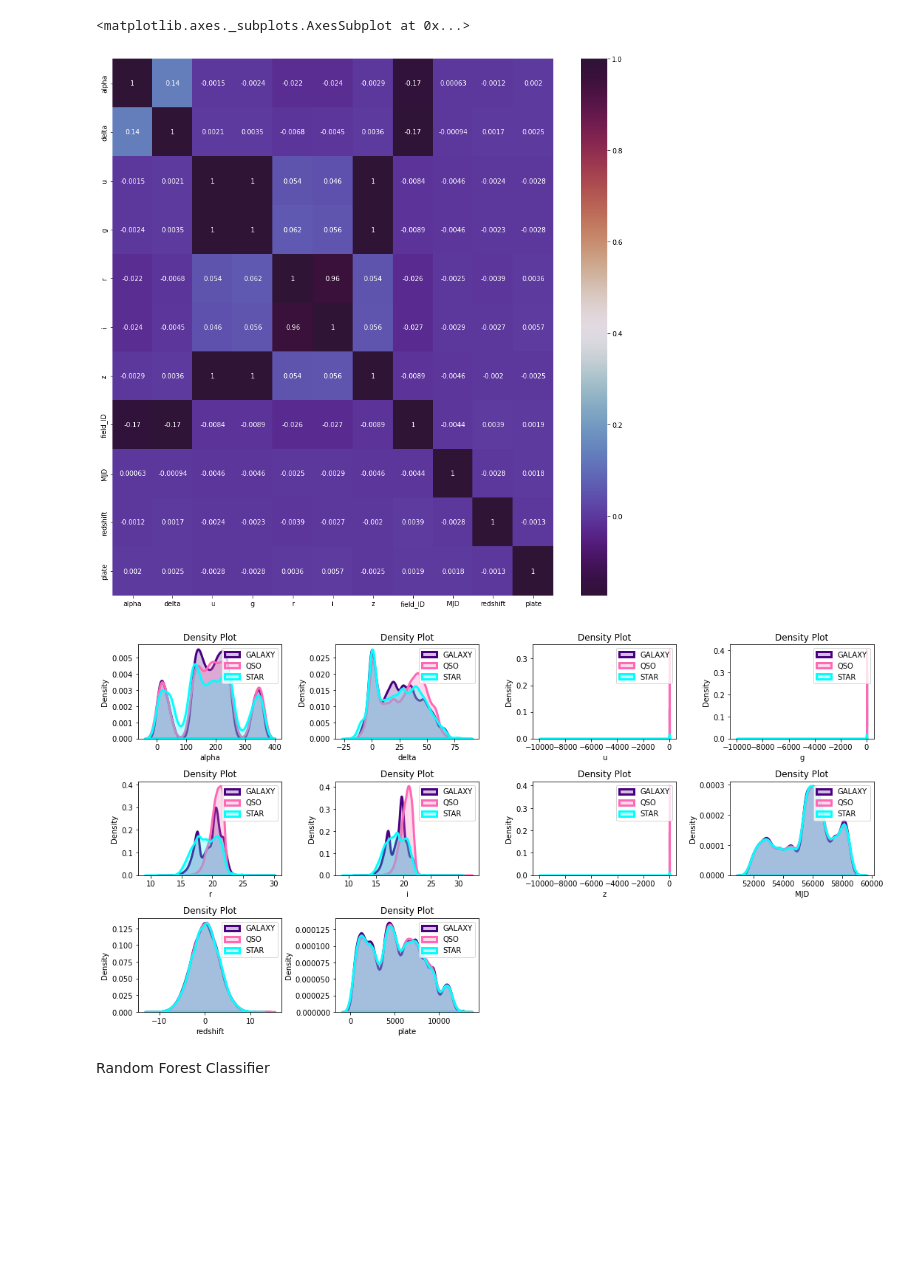
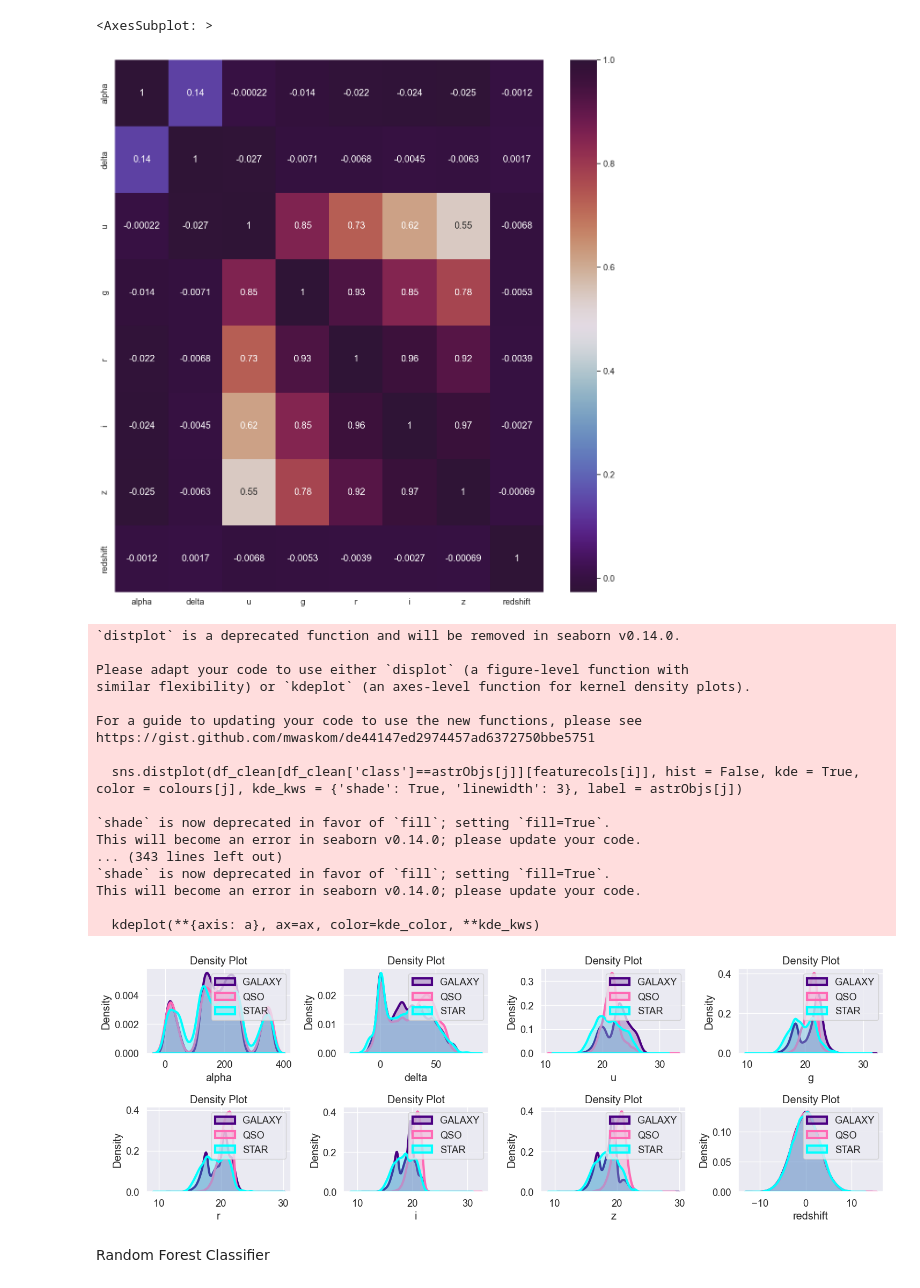
Before and after one commit to MaximosMp/IML_A2, a Jupyter notebook: IML_A2/RandomForest_original.ipynb, the cells around one changed output. Saved outputs shown, nothing was run; the diff lists cells and outputs as text; code cells hidden in the pictures; blank space fills up the shorter version.

```diff
--- a/IML_A2/RandomForest_original.ipynb
+++ b/IML_A2/RandomForest_original.ipynb
@@ -21,3 +21,5 @@ df.head()
 | 2 | 142.188790 | 35.582444 | 25.26307 | 22.66389 | 20.60976 | 19.34857 | 18.94827 | 120 | 54883 | -0.418000 | 5888 | ... |
 | 3 | 338.741038 | -0.402828 | 22.13682 | 23.77656 | 21.61162 | 20.50454 | 19.25010 | 214 | 51783 | 5.953000 | 536 | ... |
 | 4 | 345.282593 | 21.183866 | 19.43718 | 17.58028 | 16.49747 | 15.97711 | 15.54461 | 137 | 56069 | 0.846000 | 9427 | ... |
+# %%
+df_clean = df.drop(['field_ID','MJD','plate'], axis=1) # the id columns is not needed for estimation
@@ -24 +70,4 @@ df.head()
+# %%
+# drop row 79543
+df_clean = df_clean.drop(79543, axis=0)
 # %%
@@ -86,29 +129,46 @@ df.corr()
 # %%
 plt.figure(figsize=(15,15))
-sns.heatmap(df.corr(),annot=True,cmap='twilight_shifted')
+sns.heatmap(df_clean.corr(),annot=True,cmap='twilight_shifted')
 # %% [output]
-<matplotlib.axes._subplots.AxesSubplot at 0x...>
+<AxesSubplot: >
-[figure, old version]
+[figure, new version]
 # %%
-features = df.drop(['class','field_ID'], axis=1)
-labels =df['class']
+features = df_clean.drop(['class'],axis=1)
+labels =df_clean['class']
 # %%
 #How they are distributed
 featurecols = list(features)
-astrObjs = df['class'].unique()
+astrObjs = df_clean['class'].unique()
 colours = ['indigo', '#FF69B4', 'cyan']
 plt.figure(figsize=(15,10))
 for i in range(len(featurecols)):
     plt.subplot(4, 4, i+1)
     for j in range(len(astrObjs)):
-        sns.distplot(df[df['class']==astrObjs[j]][featurecols[i]], hist = False, kde = True, color = colours[j], kde_kws = {'shade': True, 'linewidth': 3}, label = astrObjs[j])
+        sns.distplot(df_clean[df_clean['class']==astrObjs[j]][featurecols[i]], hist = False, kde = True, color = colours[j], kde_kws = {'shade': True, 'linewidth': 3}, label = astrObjs[j])
     plt.legend()
     plt.title('Density Plot')
     plt.xlabel(featurecols[i])
     plt.ylabel('Density')
 plt.tight_layout()
 # %% [output]
+`distplot` is a deprecated function and will be removed in seaborn v0.14.0.
+
+Please adapt your code to use either `displot` (a figure-level function with
+similar flexibility) or `kdeplot` (an axes-level function for kernel density plots).
+
+For a guide to updating your code to use the new functions, please see
+https://gist.github.com/mwaskom/de44147ed2974457ad6372750bbe5751
+
+  sns.distplot(df_clean[df_clean['class']==astrObjs[j]][featurecols[i]], hist = False, kde = True, color = colours[j], kde_kws = {'shade': True, 'linewidth': 3}, label = astrObjs[j])
+
+`shade` is now deprecated in favor of `fill`; setting `fill=True`.
+This will become an error in seaborn v0.14.0; please update your code.
+... (343 lines left out)
+`shade` is now deprecated in favor of `fill`; setting `fill=True`.
+This will become an error in seaborn v0.14.0; please update your code.
+
+  kdeplot(**{axis: a}, ax=ax, color=kde_color, **kde_kws)
-[figure, old version]
+[figure, new version]
 # %% [markdown]
 Random Forest Classifier
 # %%
```
Also changed, not shown: parts of 14 cells of this notebook, 1 other file.
